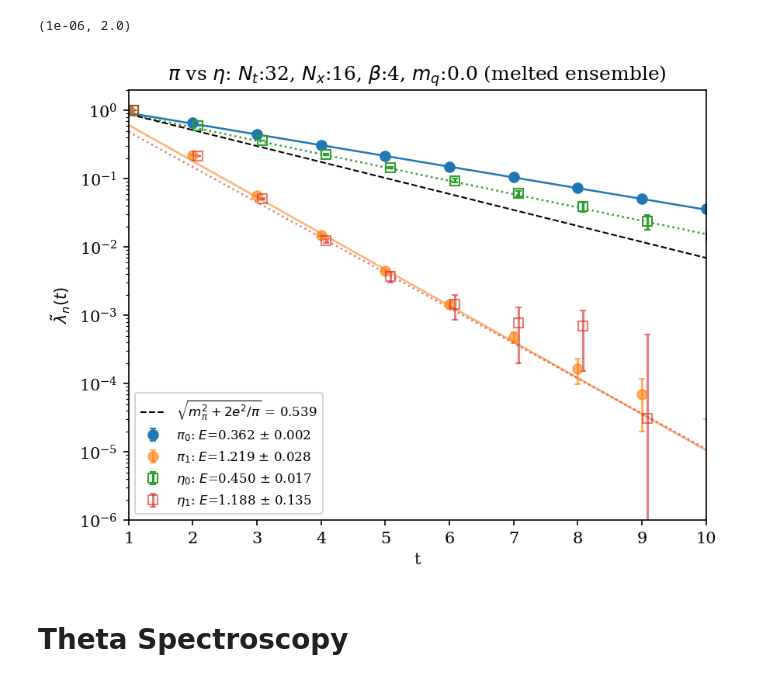
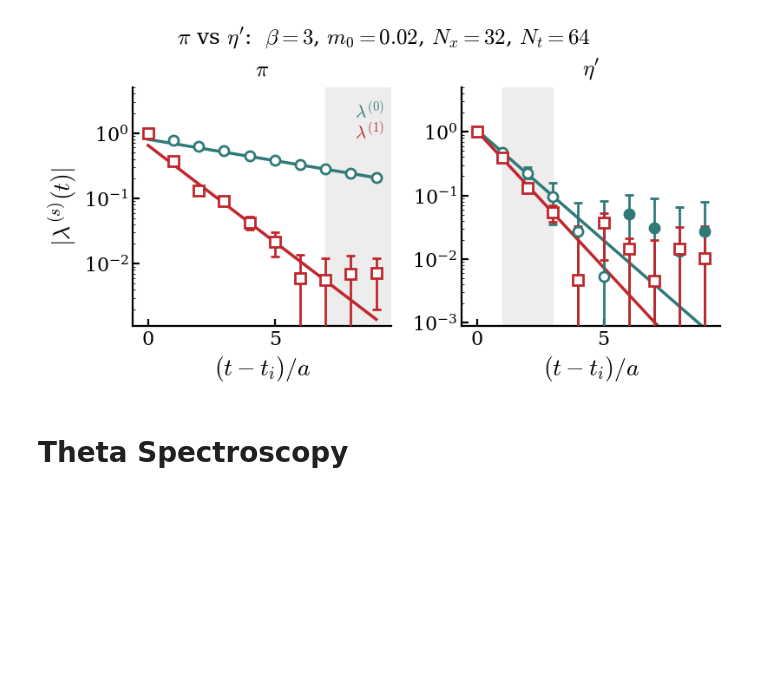
Before and after one commit to wurdahl/schwingerModel, a Jupyter notebook: topoCharge.ipynb, the cells around one changed output. Cells and saved outputs as stored; diff of their text form; code cells hidden in the pictures; blank space fills up the shorter version.

```diff
--- a/topoCharge.ipynb
+++ b/topoCharge.ipynb
@@ -56,5 +19,5 @@ Text(0, 0.5, 'Density')
 # %%
-path = './configs/beta_4_m0_0.0_Nx_16_Nt_32_melted.hdf5'
+path = './configs/dwf_beta_3.0_m_0.02_Nx_32_Nt_64_N5_16.hdf5'
 # %%
 meta = sim.distillation.readDistillMeta(path)
 # %%
@@ -64,59 +27,36 @@ etaBasis = [singlet(MesonOp("g5")),singlet(MesonOp("g5",DNum=2))]
 pionCorrels = sim.GEVP.measureEnsemble(path,(meta.configIndices),pionBasis)
 etaCorrels = sim.GEVP.measureEnsemble(path,(meta.configIndices),etaBasis)
 # %%
-gevpTi = 1
+gevpTi = 2
 pionPrinCorrels = sim.GEVP.bootstrapEnsemble(pionCorrels, reduce=sim.GEVP.makeGevpReduce(ti=gevpTi,shift=1))
 etaPrinCorrels = sim.GEVP.bootstrapEnsemble(etaCorrels, reduce=sim.GEVP.makeGevpReduce(ti=gevpTi,shift=1))
 # %%
-pionMass = sim.GEVP.bootstrapEnsemble(pionCorrels,reduce=sim.GEVP.massReduce(ti=gevpTi, shift=1,
-                                  fitT=[2,6], withAmp=True))
-etaMass = sim.GEVP.bootstrapEnsemble(etaCorrels,reduce=sim.GEVP.massReduce(ti=gevpTi, shift=1,
-                                  fitT=[2,6], withAmp=True))
+fitTPion = [[7, 30],[1,6]]
+fitTEta = [[1,4],[1,4]]
+
+pionMass = sim.GEVP.bootstrapEnsemble(pionCorrels, reduce=sim.GEVP.massReduce(ti=gevpTi, shift=1,
+                                      fitT=fitTPion, withAmp=True, fitForm="sinh"))
+etaMass = sim.GEVP.bootstrapEnsemble(etaCorrels, reduce=sim.GEVP.massReduce(ti=gevpTi, shift=1,
+                                     fitT=fitTEta, withAmp=True, fitForm="sinh"))
+
+# the same model for the plots: MUST match massReduce's form/ti/shift
+fitModel = sim.plotting.fitCurve("sinh", ti=gevpTi, shift=1, dimt=meta.dimt)
 # %%
-# principal correlators + fitted masses, pi vs eta, on the melted ensemble
-piE,  logApi  = pionMass[0][:, 0], pionMass[0][:, 1]
-piErr  = pionMass[1][:, :, 0].mean(axis=0)     # symmetrized mass errors per state
-etaE, logAeta = etaMass[0][:, 0], etaMass[0][:, 1]
-etaErr = etaMass[1][:, :, 0].mean(axis=0)
+# pi and eta principal correlators with their fitted sinh curves (house panels)
+fig, axes = sim.plotting.prinCorrelSemilog(
+    [pionPrinCorrels, etaPrinCorrels],
+    masses=[pionMass, etaMass],
+    fitT=[fitTPion, fitTEta],
+    fitModel=fitModel,
+    tmax=10,
+    labels=[r"$\pi$", r"$\eta'$"],
+    title=rf"$\pi$ vs $\eta'$:  $\beta = {float(meta.beta):g}$, $m_0 = {float(meta.fMass):g}$, "
+          rf"$N_x = {meta.dimx}$, $N_t = {meta.dimt}$")
 
-# anomaly prediction: the singlet picks up the Schwinger mass in quadrature,
-#   m_eta^2 = m_pi^2 + 2 e^2/pi,   e^2 = 1/(a^2 beta)
-mS2 = 2/(np.pi * meta.beta * meta.a**2)
-etaPred = np.sqrt(piE[0]**2 + mS2)
-
-tf = np.linspace(gevpTi, 12, 300)
-
-plt.figure(dpi=150)
-# pi: filled circles, solid fits.  eta: open squares, dotted fits, slight t-offset
-# (pi_1 and eta_1 are nearly degenerate, so without this they plot on top of each other)
-for name, out, E, Err, logA, fmt, mfc, lstyle, dt in [
-        (r"$\pi$",  pionPrinCorrels, piE,  piErr,  logApi,  'o', None,   '-', 0.0),
-        (r"$\eta$", etaPrinCorrels,  etaE, etaErr, logAeta, 's', 'none', ':', 0.08)]:
-    central, err, cov = out
-    ts = np.arange(gevpTi, gevpTi + central.shape[0])   # times of the shifted curves
-    for e in range(central.shape[1]):
-        fade = 1.0 if e == 0 else 0.6                   # ground state solid, excited faded
-        line = plt.errorbar(ts + dt, central[:, e], yerr=np.maximum(err[::-1, :, e], 0),
-                            fmt=fmt, markerfacecolor=mfc, capsize=2, ls='none', alpha=fade,
-                            label=rf"{name}$_{e}$: $E$={E[e]:.3f} $\pm$ {Err[e]:.3f}")
-        # fitted exponential from massReduce: exp(logA - E*(t - gevpTi))
-        plt.plot(tf, np.exp(logA[e] - E[e]*(tf - gevpTi)), lstyle,
-                 color=line[0].get_color(), lw=1.2, alpha=fade)
-
-# slope the eta ground state SHOULD have if only the anomaly separated it from the pi
-plt.plot(tf, np.exp(logAeta[0] - etaPred*(tf - gevpTi)), 'k--', lw=1,
-         label=rf"$\sqrt{{m_\pi^2+2e^2/\pi}}$ = {etaPred:.3f}")
-
-plt.semilogy()
-plt.xlabel("t"); plt.ylabel(r"$\tilde\lambda_n(t)$")
-plt.legend(fontsize=8)
-plt.title(rf"$\pi$ vs $\eta$: $N_t$:{meta.dimt}, $N_x$:{meta.dimx}, "
-          rf"$\beta$:{meta.beta}, $m_q$:{meta.fMass} (melted ensemble)")
-plt.xlim([1, 10])
-plt.ylim([1e-6, 2e0])
+fig.savefig(f"figs/pionVsEtaPrinCorrelSemilog_beta{float(meta.beta):g}_m{float(meta.fMass):g}"
+            f"_Nx{meta.dimx}_Nt{meta.dimt}.pdf")
 # %% [output]
-(1e-06, 2.0)
-[figure, old version]
+[figure, new version]
 # %% [markdown]
 # Theta Spectroscopy
 # %%
```
Also changed, not shown: parts of 13 cells of this notebook, 30 other files.
